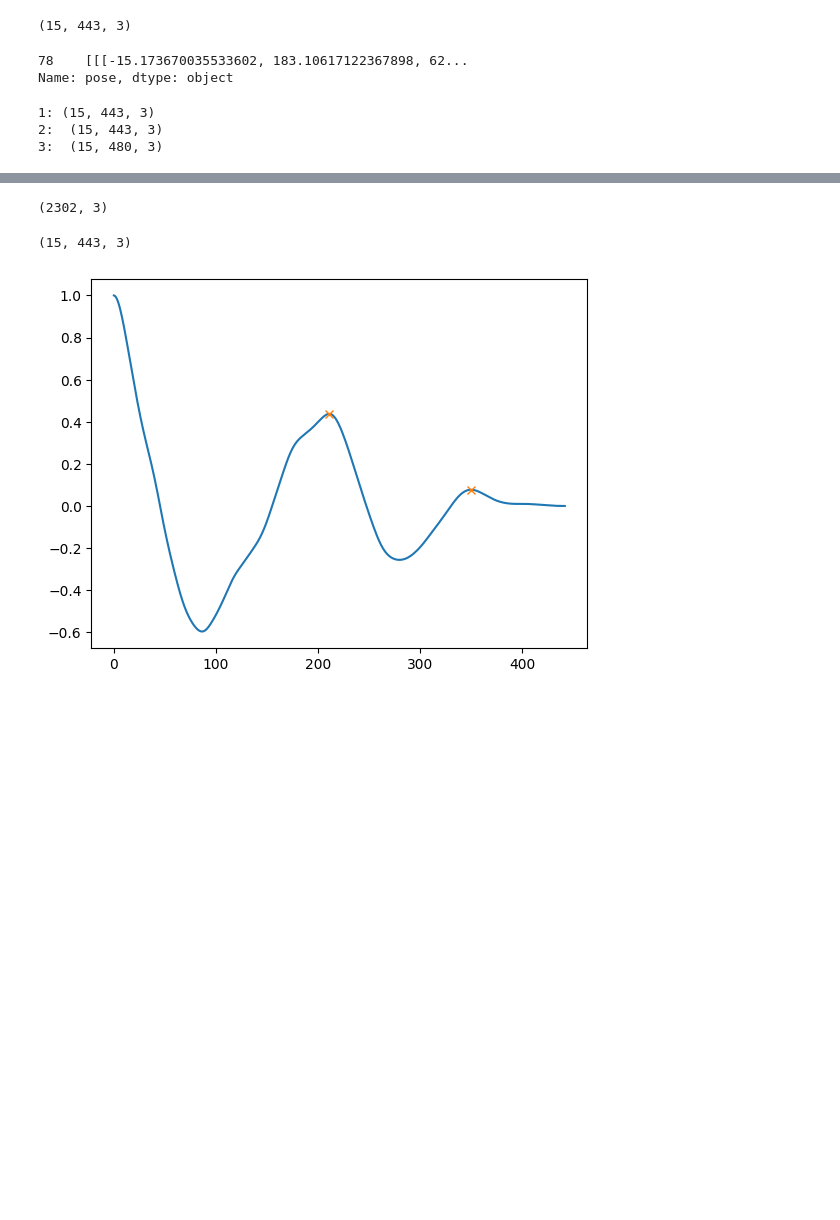
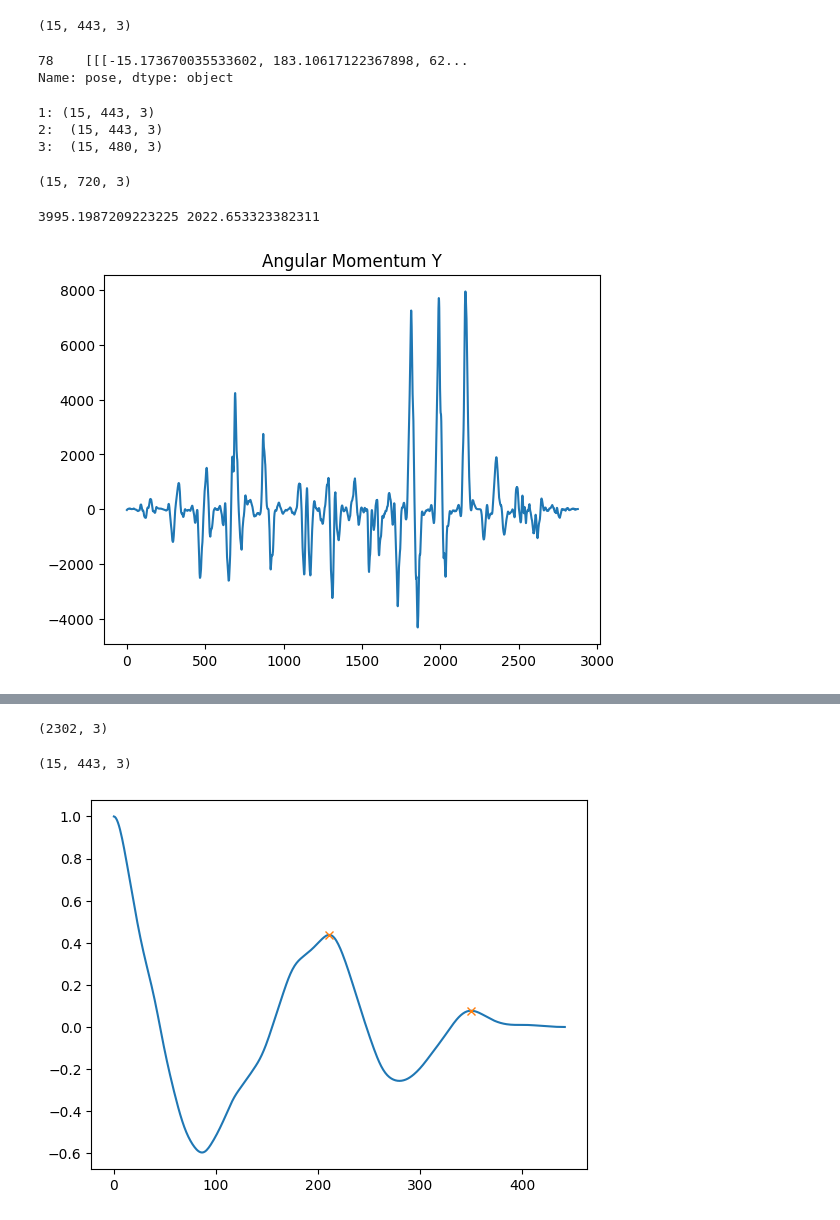
Before and after one commit to tBenBaker/MovementClassifier, a Jupyter notebook: DanceProj1/notebooks/scratch_feature_explore.ipynb, the cells around one changed output, grey strips where cells are left out. Saved outputs shown, nothing was run; the diff lists cells and outputs as text; code cells hidden in the pictures; blank space fills up the shorter version.

```diff
--- a/DanceProj1/notebooks/scratch_autocorr_explore.ipynb
+++ b/DanceProj1/notebooks/scratch_feature_explore.ipynb
@@ -63,7 +63,43 @@ print('3: ', err3[0].shape)
 2:  (15, 443, 3)
 3:  (15, 480, 3)
 # %%
-breakdance1 = Dance(breakdata[2], 1/60)
+breakdance1 = Dance(breakdata[7], 1/60)
 breakdance1.get_movedata()
 breakaccel = breakdance1.movedata[2]
 breakdance1.get_sacrum()
+# %%
+bjazzdance1 = Dance(bjazzdata[7], 1/60)
+bjazzdance1.get_movedata()
+bjazzaccel = bjazzdance1.movedata[2]
+bjazzdance1.get_sacrum()
+# %%
+pos = bjazzdance1.movedata[0]
+print(pos.shape)
+# %% [output]
+(15, 720, 3)
+# %%
+angmom = np.empty_like(breakdance1.pos[0])
+
+for f in range(breakdance1.numframes):
+            for j in range(len(breakdance1.pos)):
+                angmom[f] = np.cross(breakdance1.pos[j][f] - breakdance1.sacrum[0][f], breakdance1.velocity[j][f])
+angmomm = angmom.mean()
+# %%
+angmom = np.empty_like(bjazzdance1.pos[0])
+
+for f in range(bjazzdance1.numframes):
+        for j in range(len(bjazzdance1.pos)):
+            angmom[f] = np.cross(bjazzdance1.pos[j][f] - bjazzdance1.sacrum[0][f], bjazzdance1.velocity[j][f])
+
+angmomm = angmom.mean()
+# %%
+print(angmom1[:,2].std(), angmom2[:,2].std())
+# %% [output]
+3995.1987209223225 2022.653323382311
+# %%
+#plot angular momentum, summed across dimensions
+plt.plot(angmom[:,1])
+plt.title('Angular Momentum Y')
+plt.show()
+# %% [output]
+[figure, added]
```
Also changed, not shown: parts of 5 cells of this notebook, 11 other files.
